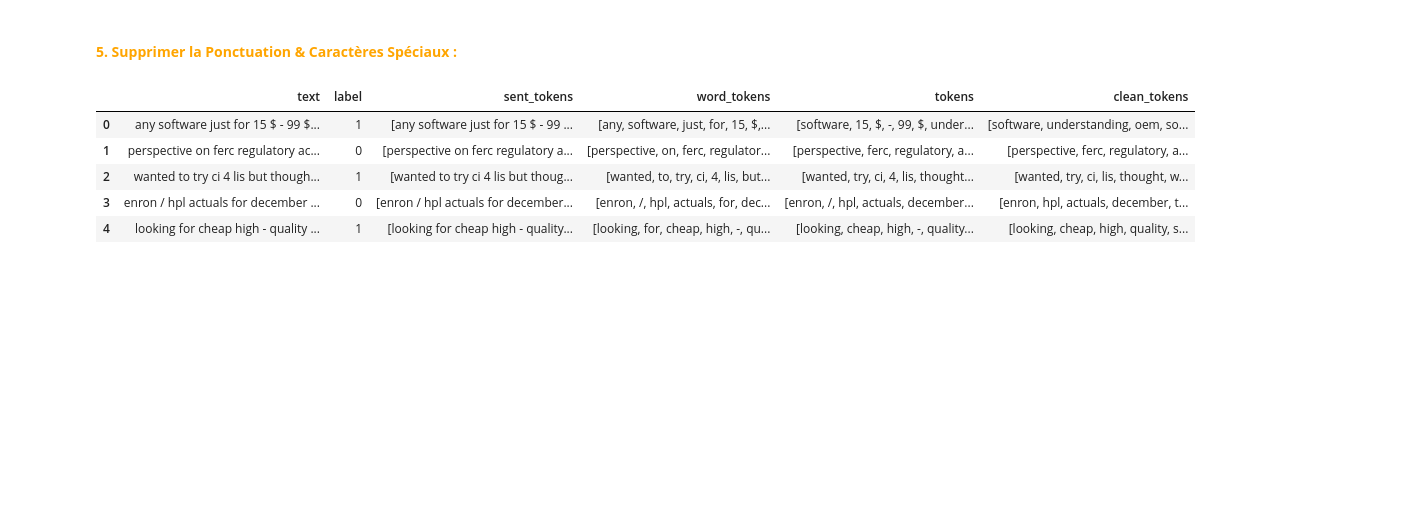
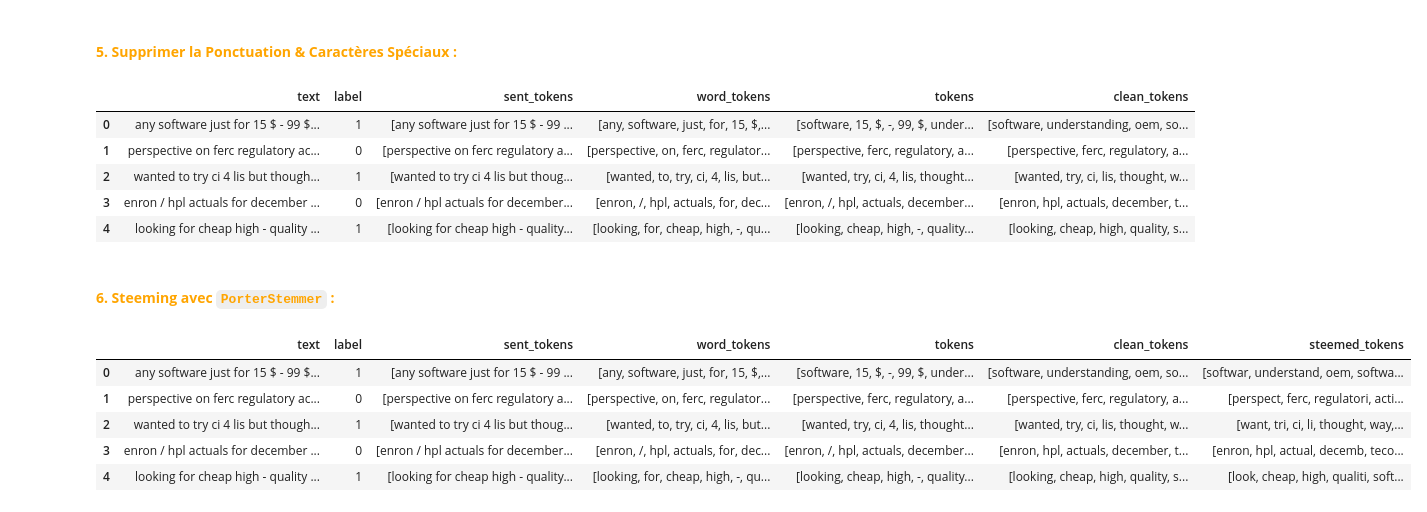
Before and after one commit to ABDELHAFIDAIT/HamOrSpamAI, a Jupyter notebook: notebooks/02_preprocessing.ipynb, the cells around one changed output. Cells and saved outputs as stored; diff of their text form; code cells hidden in the pictures; blank space fills up the shorter version.

```diff
--- a/notebooks/02_preprocessing.ipynb
+++ b/notebooks/02_preprocessing.ipynb
@@ -156,3 +156,22 @@ df.head()
 | 2 | wanted to try ci 4 lis but though... | 1 | [wanted to try ci 4 lis but thoug... | [wanted, to, try, ci, 4, lis, but... | [wanted, try, ci, 4, lis, thought... | [wanted, try, ci, lis, thought, w... |
 | 3 | enron / hpl actuals for december ... | 0 | [enron / hpl actuals for december... | [enron, /, hpl, actuals, for, dec... | [enron, /, hpl, actuals, december... | [enron, hpl, actuals, december, t... |
 | 4 | looking for cheap high - quality ... | 1 | [looking for cheap high - quality... | [looking, for, cheap, high, -, qu... | [looking, cheap, high, -, quality... | [looking, cheap, high, quality, s... |
+# %% [markdown]
+#### <span style="color:orange;">**6. Steeming avec `PorterStemmer` :**</span>
+# %%
+from nltk.stem import PorterStemmer
+
+ps = PorterStemmer()
+
+df["steemed_tokens"] = df["clean_tokens"].apply(
+    lambda tokens : [ps.stem(token) for token in tokens]
+)
+
+df.head()
+# %% [output]
+|  | text | label | sent_tokens | word_tokens | tokens | clean_tokens | steemed_tokens |
+| 0 | any software just for 15 $ - 99 $... | 1 | [any software just for 15 $ - 99 ... | [any, software, just, for, 15, $,... | [software, 15, $, -, 99, $, under... | [software, understanding, oem, so... | [softwar, understand, oem, softwa... |
+| 1 | perspective on ferc regulatory ac... | 0 | [perspective on ferc regulatory a... | [perspective, on, ferc, regulator... | [perspective, ferc, regulatory, a... | [perspective, ferc, regulatory, a... | [perspect, ferc, regulatori, acti... |
+| 2 | wanted to try ci 4 lis but though... | 1 | [wanted to try ci 4 lis but thoug... | [wanted, to, try, ci, 4, lis, but... | [wanted, try, ci, 4, lis, thought... | [wanted, try, ci, lis, thought, w... | [want, tri, ci, li, thought, way,... |
+| 3 | enron / hpl actuals for december ... | 0 | [enron / hpl actuals for december... | [enron, /, hpl, actuals, for, dec... | [enron, /, hpl, actuals, december... | [enron, hpl, actuals, december, t... | [enron, hpl, actual, decemb, teco... |
+| 4 | looking for cheap high - quality ... | 1 | [looking for cheap high - quality... | [looking, for, cheap, high, -, qu... | [looking, cheap, high, -, quality... | [looking, cheap, high, quality, s... | [look, cheap, high, qualiti, soft... |
```
Also changed, not shown: parts of 2 cells of this notebook.
